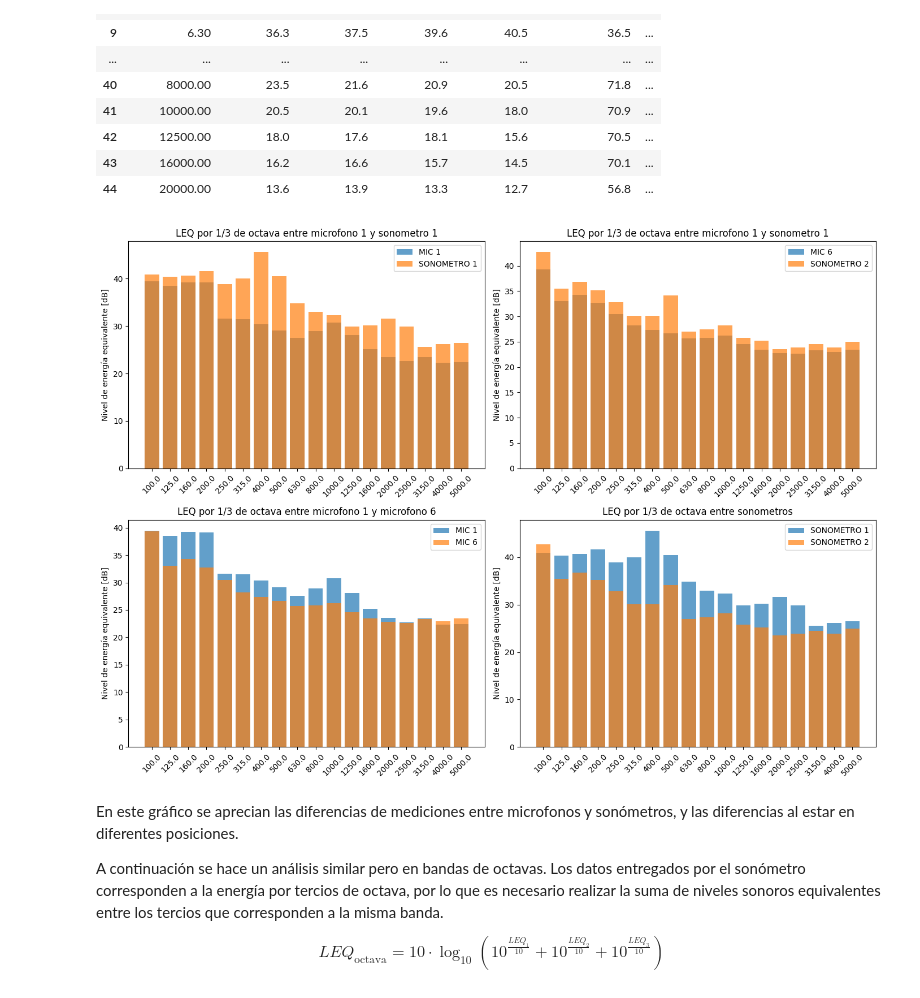
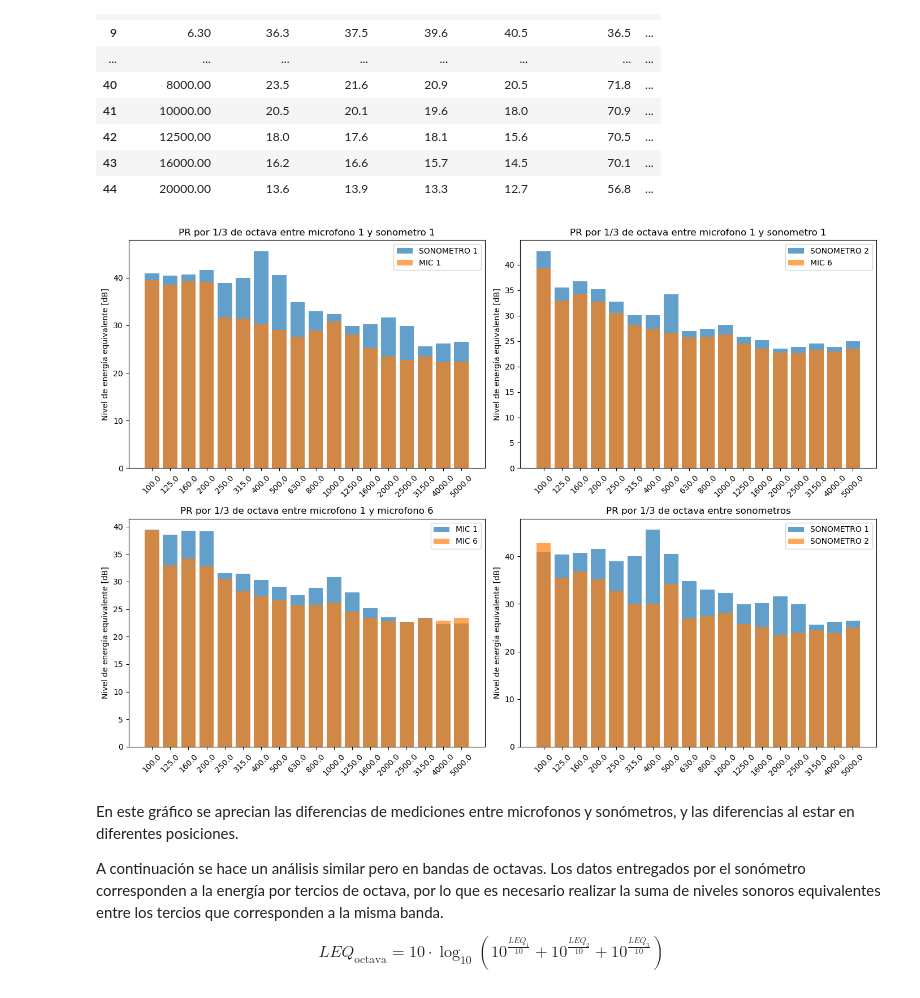
Before and after one commit to Joaqo99/tp2-sys, a Jupyter notebook: Presentacion.ipynb, the cells around one changed output. Cells and saved outputs as stored; diff of their text form; code cells hidden in the pictures.

```diff
--- a/Presentacion.ipynb
+++ b/Presentacion.ipynb
@@ -406,33 +406,32 @@ thirds_sonometers_df
 | 43 | 16000.00 | 16.2 | 16.6 | 15.7 | 14.5 | 70.1 | ... |
 | 44 | 20000.00 | 13.6 | 13.9 | 13.3 | 12.7 | 56.8 | ... |
 # %%
-thirds_bands_leq_1 = auf.leq_by_bands(nf_sg_recs[0], thirds_filters_bank, ref=calibraciones[0])
-thirds_bands_leq_6 = auf.leq_by_bands(nf_sg_recs[5], thirds_filters_bank, ref=calibraciones[5])
+thirds_bands_leq_m1_nf = auf.leq_by_bands(nf_sg_recs[0], thirds_filters_bank, ref=calibraciones[0])
+thirds_bands_leq_m6_nf = auf.leq_by_bands(nf_sg_recs[5], thirds_filters_bank, ref=calibraciones[5])
 
 thirds_bands_leq_s1_nf = auf.get_sonometer_leq(thirds_sonometers_df, nominal_thirds_central_freqs, "PR - S1 - SG")
 thirds_bands_leq_s2_nf = auf.get_sonometer_leq(thirds_sonometers_df, nominal_thirds_central_freqs, "PR - S2 - SG")
 
 #datos para graficar
-mic1_thirds_leq_plot_nf = {"leq":thirds_bands_leq_1, "label": "MIC 1"}
+mic1_thirds_leq_plot_nf = {"leq":thirds_bands_leq_m1_nf, "label": "MIC 1"}
 s1_thirds_leq_plot_nf = {"leq":thirds_bands_leq_s1_nf, "label": "SONOMETRO 1"}
-mic6_thirds_leq_plot_nf = {"leq":thirds_bands_leq_6, "label": "MIC 6"}
+mic6_thirds_leq_plot_nf = {"leq":thirds_bands_leq_m6_nf, "label": "MIC 6"}
 s2_thirds_leq_plot_nf = { "leq":thirds_bands_leq_s2_nf, "label": "SONOMETRO 2"}
 
 titles={
-    "1": "LEQ por 1/3 de octava entre microfono 1 y sonometro 1",
-    "2":"LEQ por 1/3 de octava entre microfono 1 y sonometro 1",
-    "3": "LEQ por 1/3 de octava entre microfono 1 y microfono 6",
-    "4": "LEQ por 1/3 de octava entre sonometros"
-}
+    "1": "PR por 1/3 de octava entre microfono 1 y sonometro 1",
+    "2": "PR por 1/3 de octava entre microfono 1 y sonometro 1",
+    "3": "PR por 1/3 de octava entre microfono 1 y microfono 6",
+    "4": "PR por 1/3 de octava entre sonometros"}
 
-plot_m1_s1_thirds = lambda: plot.plot_leqs(nominal_thirds_central_freqs, mic1_thirds_leq_plot_nf, s1_thirds_leq_plot_nf,  rotate=True, title=titles["1"], show=False)
-plot_m6_s2_thirds = lambda: plot.plot_leqs(nominal_thirds_central_freqs, mic6_thirds_leq_plot_nf, s2_thirds_leq_plot_nf,   rotate=True, title=titles["2"], show=False)
+plot_m1_s1_thirds = lambda: plot.plot_leqs(nominal_thirds_central_freqs, s1_thirds_leq_plot_nf, mic1_thirds_leq_plot_nf, rotate=True, title=titles["1"], show=False)
+plot_m6_s2_thirds = lambda: plot.plot_leqs(nominal_thirds_central_freqs, s2_thirds_leq_plot_nf, mic6_thirds_leq_plot_nf,   rotate=True, title=titles["2"], show=False)
 plot_m1_m6_thirds = lambda: plot.plot_leqs(nominal_thirds_central_freqs, mic1_thirds_leq_plot_nf, mic6_thirds_leq_plot_nf,   rotate=True, title=titles["3"], show=False)
 plot_s1_s2_thirds = lambda: plot.plot_leqs(nominal_thirds_central_freqs, s1_thirds_leq_plot_nf, s2_thirds_leq_plot_nf,  rotate=True, title=titles["4"], show=False)
 
 plot.multiplot(plot_m1_s1_thirds, plot_m6_s2_thirds, plot_m1_m6_thirds, plot_s1_s2_thirds, figsize=(14, 10))
 # %% [output]
-[figure, old version]
+[figure, new version]
 # %% [markdown]
 En este gráfico se aprecian las diferencias de mediciones entre microfonos y sonómetros, y las diferencias al estar en diferentes posiciones.
 
```
Also changed, not shown: parts of 17 cells of this notebook.
